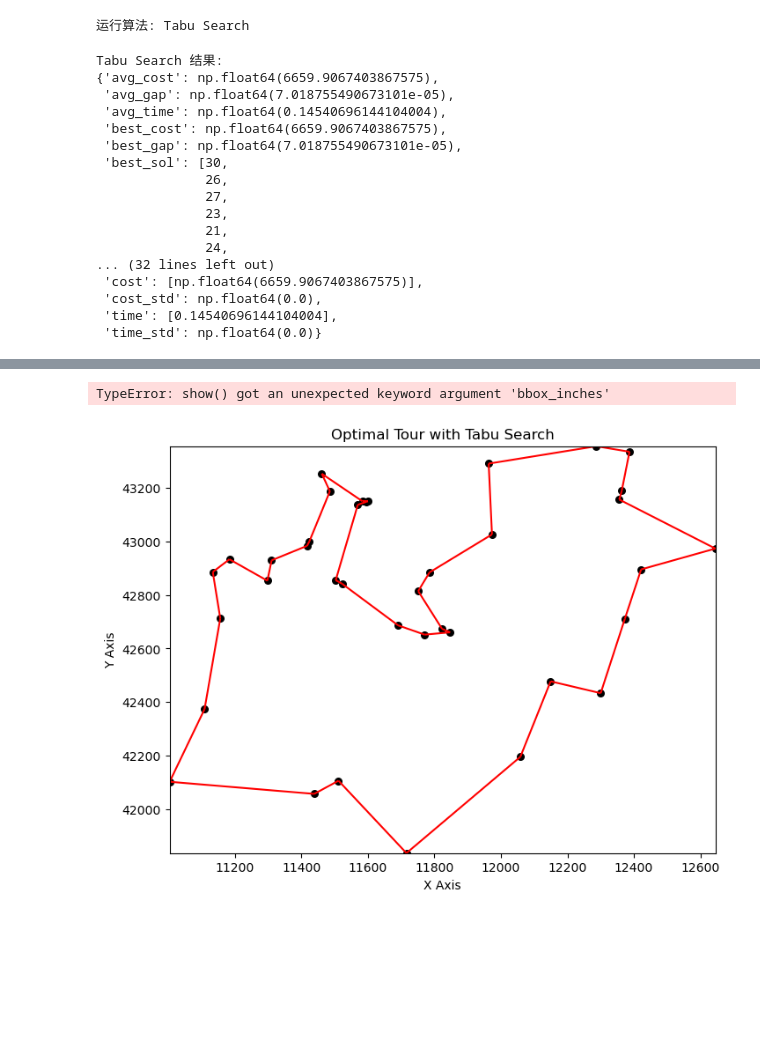
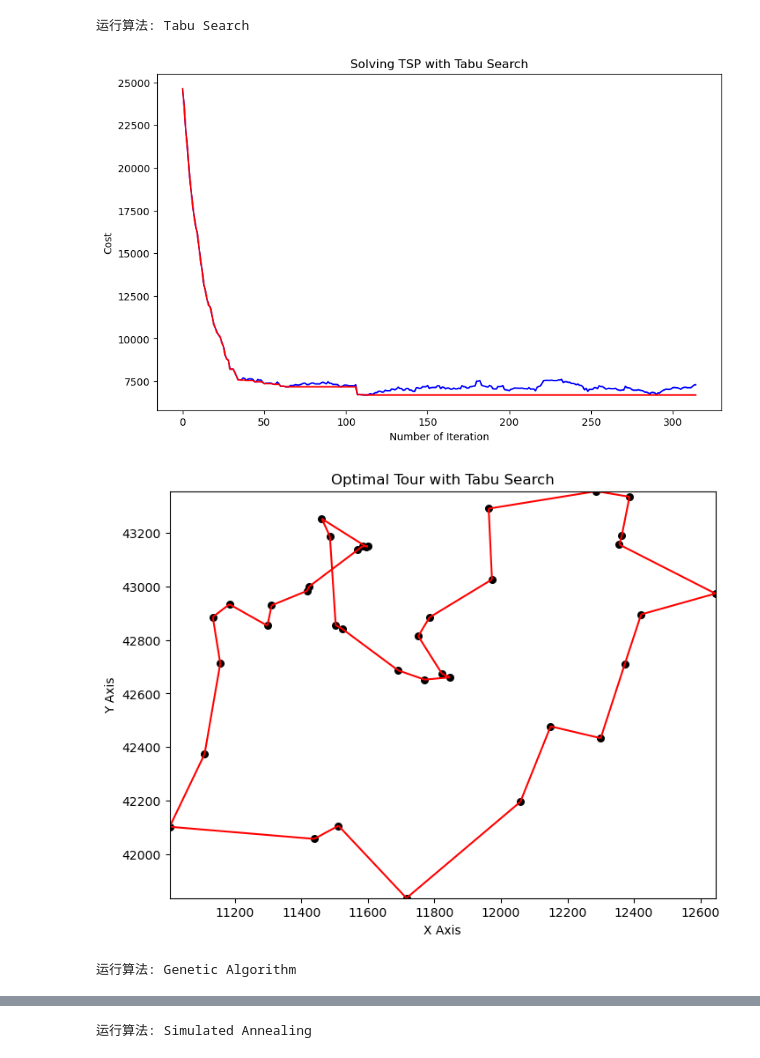
Before and after one commit to root-hbx/ml-exp, a Jupyter notebook: optimiz-exp/main.ipynb, the cells around one changed output, grey strips where cells are left out. Drawn from its saved outputs; the diff is of its cells as text; code cells hidden in the pictures; blank space fills up the shorter version.

```diff
--- a/optimiz-exp/main.ipynb
+++ b/optimiz-exp/main.ipynb
@@ -85,8 +81,9 @@ for method in methods:
     plt.title(f'Solving TSP with {method_names[method]}')
     plt.xlabel('Number of Iteration')
     plt.ylabel('Cost')
-    plt.savefig(f'results/{method}.png')
-    plt.close()
+    # plt.savefig(f'results/{method}.png')
+    plt.show(f'{method}.png')
+    # plt.close()
 
     # 计算结果统计
     result['avg_cost'] = np.mean(result['cost'])
@@ -94,67 +91,34 @@ for method in methods:
     result['cost_std'] = np.std(result['cost'])
     result['avg_time'] = np.mean(result['time'])
     result['time_std'] = np.std(result['time'])
 
     # 保存结果
     all_results[method] = result
     all_data[method] = data
-
-    print(f"{method_names[method]} 结果:")
-    pprint(result)
 
     # 生成路径可视化
     if num_tests == 1:
         fig, ax = plt.subplots(figsize=(8, 6))
 
         final_sol = data['best_sol'][-1]
 
         xlim = [np.min(pos, 0)[0], np.max(pos, 0)[0]]
         ylim = [np.min(pos, 0)[1], np.max(pos, 0)[1]]
         ax.set(xlabel='X Axis', ylabel='Y Axis',
               xlim=xlim, ylim=ylim,
               title=f'Optimal Tour with {method_names[method]}')
 
         ax.scatter([p[0] for p in pos], [p[1] for p in pos], c='black', s=30)
 
         lines = [[pos[final_sol[i]], pos[final_sol[(i + 1) % n]]] for i in range(n)]
         line_segments = LineCollection(lines, color='r', linewidth=1.5)
         ax.add_collection(line_segments)
 
         # plt.savefig(f'results/{method}_path.png', dpi=300, bbox_inches='tight')
-        plt.show(f'results/{method}_path.png')
+        plt.show(f'{method}_path.png')
         # plt.close()
-
-# 比较所有算法性能
-plt.figure(figsize=(12, 8))
-for method in methods:
-    plt.plot(range(len(all_data[method]['cost'])), all_data[method]['cost'],
-             label=f"{method_names[method]} (current)")
-    plt.plot(range(len(all_data[method]['best_cost'])), all_data[method]['best_cost'],
-             label=f"{method_names[method]} (best)")
-
-plt.title('Comparison of All Algorithms for TSP')
-plt.xlabel('Number of Iteration')
-plt.ylabel('Cost')
-plt.legend()
-# plt.savefig('results/all_comparison.png')
-plt.show('results/all_comparison.png')
-plt.close()
 # %% [output]
 运行算法: Tabu Search
+[figure, new version]
+[figure, added]
-Tabu Search 结果:
-{'avg_cost': np.float64(6659.9067403867575),
- 'avg_gap': np.float64(7.018755490673101e-05),
- 'avg_time': np.float64(0.14540696144104004),
- 'best_cost': np.float64(6659.9067403867575),
- 'best_gap': np.float64(7.018755490673101e-05),
- 'best_sol': [30,
-              26,
-              27,
-              23,
-              21,
-              24,
-... (32 lines left out)
- 'cost': [np.float64(6659.9067403867575)],
- 'cost_std': np.float64(0.0),
- 'time': [0.14540696144104004],
- 'time_std': np.float64(0.0)}
+运行算法: Genetic Algorithm
@@ -161,2 +127 @@ Tabu Search 结果:
-TypeError: show() got an unexpected keyword argument 'bbox_inches'
+运行算法: Simulated Annealing
-[figure, old version]
```
Also changed, not shown: parts of 3 cells of this notebook.
